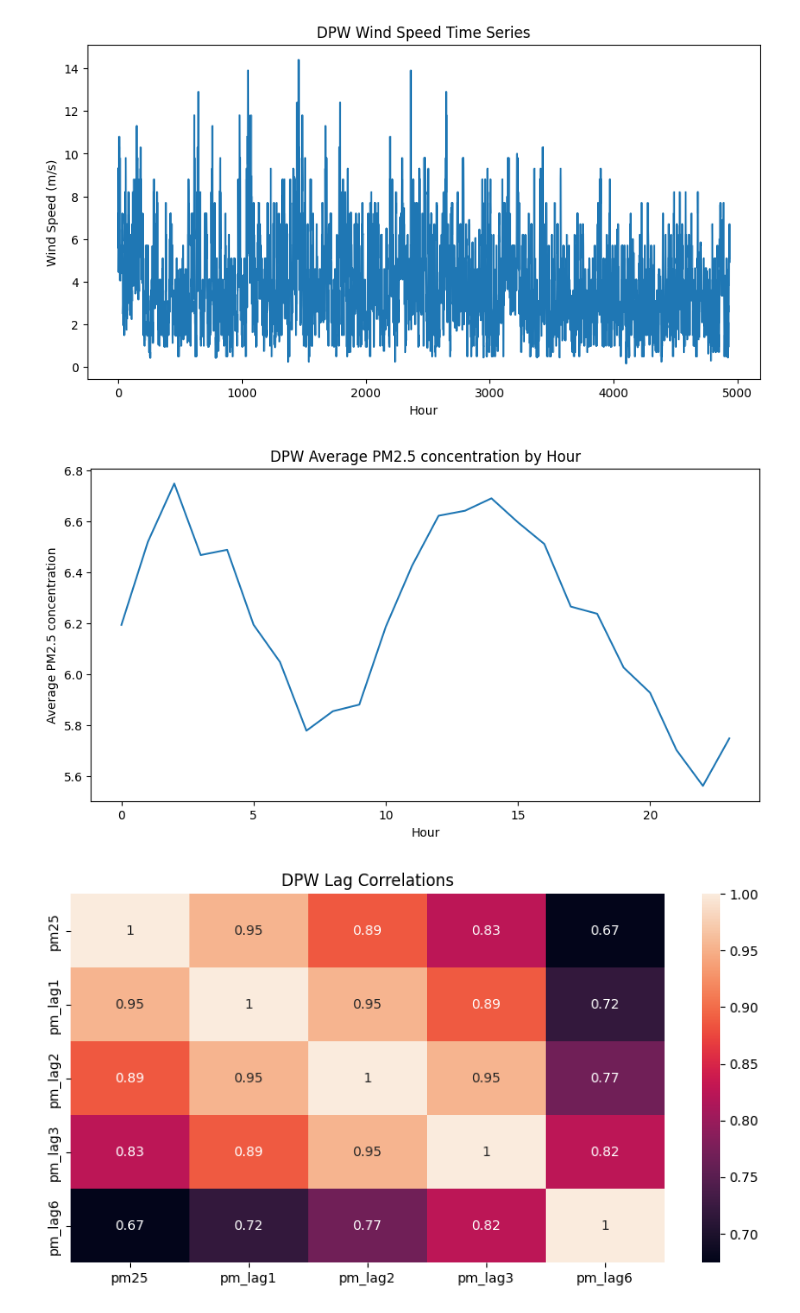
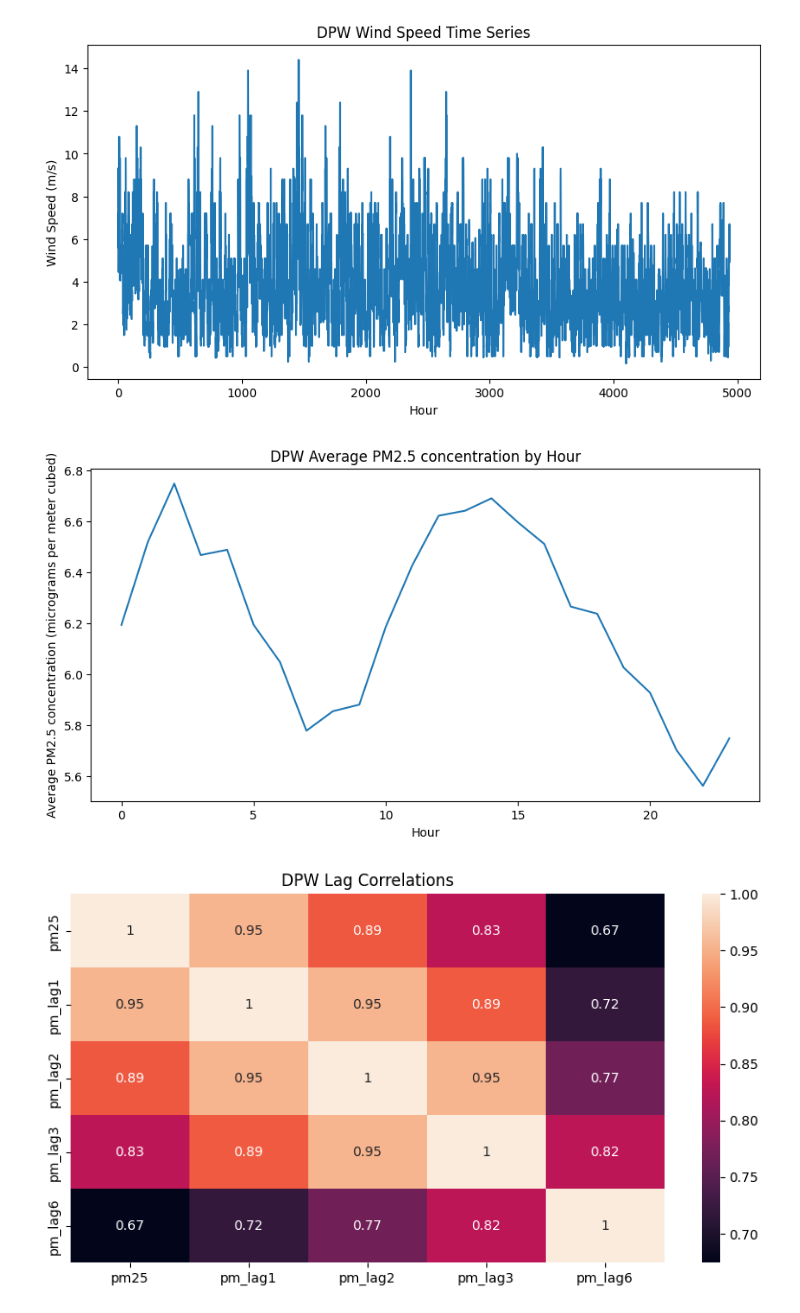
Before and after one commit to jacklardner/wind-pm-analysis, a Jupyter notebook: more_eda.ipynb, the cells around one changed output. Cells and saved outputs as stored; diff of their text form; code cells hidden in the pictures.

```diff
--- a/more_eda.ipynb
+++ b/more_eda.ipynb
@@ -234,17 +234,17 @@ plt.show()
 # %%
 #average hourly PM2.6 concentration
 dpw_hourly_pm = dpw_final.groupby("hour")["pm25"].mean()
 
 plt.figure(figsize=(10,5))
 dpw_hourly_pm.plot()
 plt.title("DPW Average PM2.5 concentration by Hour")
 plt.xlabel("Hour")
-plt.ylabel("Average PM2.5 concentration")
+plt.ylabel("Average PM2.5 concentration (micrograms per meter cubed)")
 
 plt.savefig("eda plots/DPW average hourly PM2.5 concentration.png")
 plt.show()
 # %% [output]
-[figure, old version]
+[figure, new version]
 # %%
 #correlation between various pm lags and pm itself
 lags = ["pm25", "pm_lag1", "pm_lag2", "pm_lag3", "pm_lag6"]
```
Also changed, not shown: parts of 6 cells of this notebook, 42 other files.
